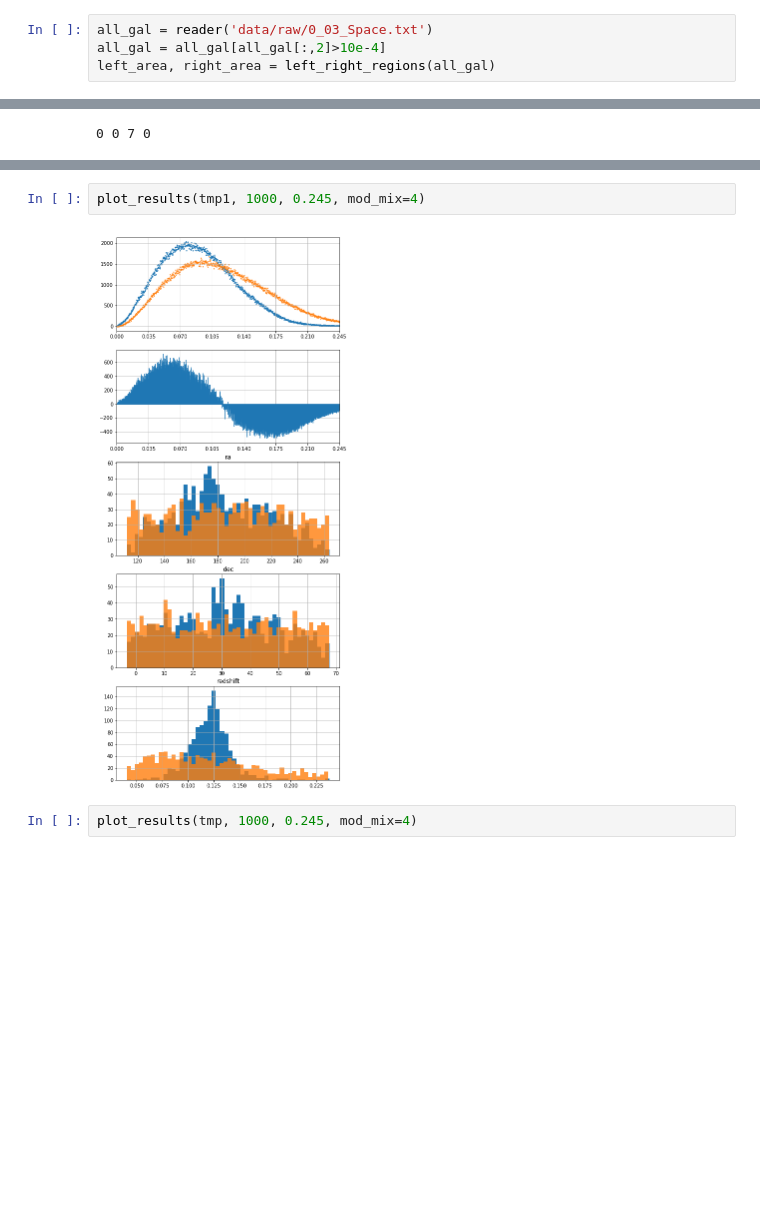
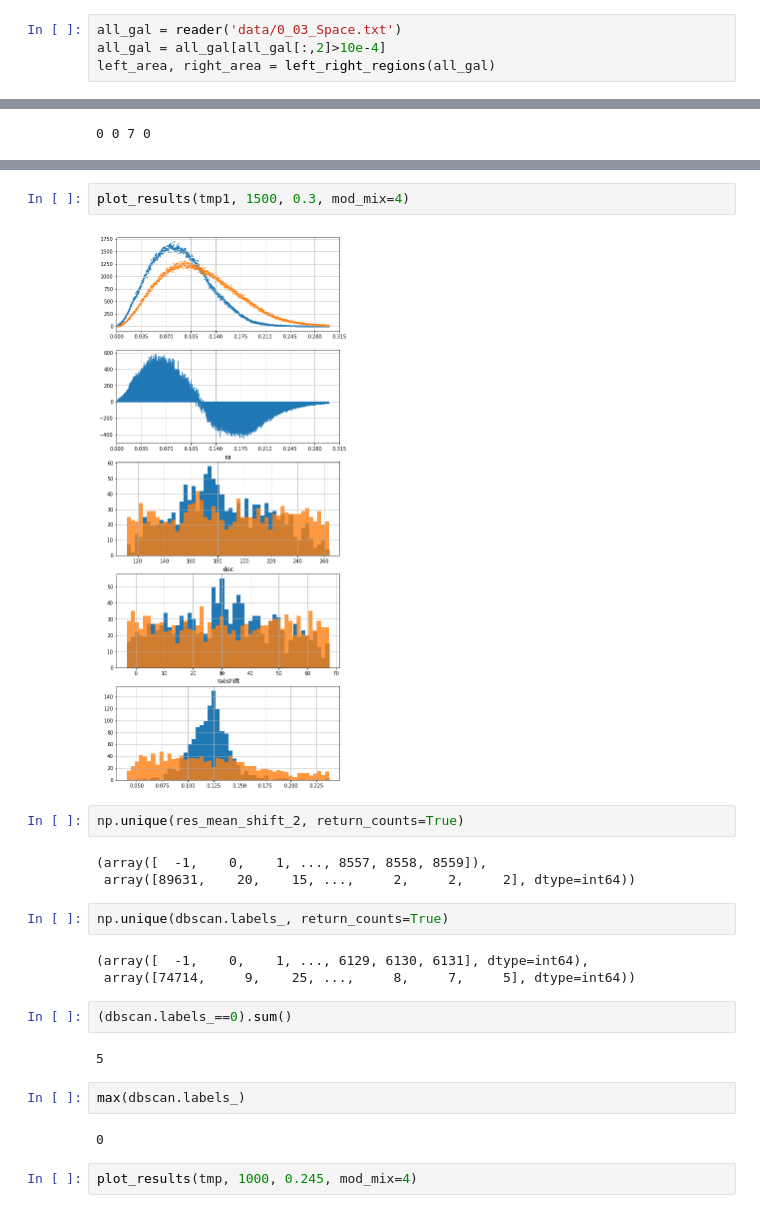
Before and after one commit to goshasty/diary_for_scientific_work, a Jupyter notebook: Analyze Abell.ipynb, the cells around one changed output, grey strips where cells are left out. Cells and saved outputs as stored; diff of their text form; blank space fills up the shorter version.

```diff
--- a/Analyze Abell.ipynb
+++ b/Analyze Abell.ipynb
@@ -332,5 +353,5 @@ left_abell, right_abell = left_right_regions(abell_clusters_ray)
 # %%
-all_gal = reader('data/raw/0_03_Space.txt')
+all_gal = reader('data/0_03_Space.txt')
 all_gal = all_gal[all_gal[:,2]>10e-4]
 left_area, right_area = left_right_regions(all_gal)
 # %%
@@ -451,7 +1079,25 @@ tmp1.shape
 # %%
-plot_results(tmp1, 1000, 0.245, mod_mix=4)
+plot_results(tmp1, 1500, 0.3, mod_mix=4)
 # %% [output]
-[figure, old version]
+[figure, new version]
+# %%
+np.unique(res_mean_shift_2, return_counts=True)
+# %% [output]
+(array([  -1,    0,    1, ..., 8557, 8558, 8559]),
+ array([89631,    20,    15, ...,     2,     2,     2], dtype=int64))
+# %%
+np.unique(dbscan.labels_, return_counts=True)
+# %% [output]
+(array([  -1,    0,    1, ..., 6129, 6130, 6131], dtype=int64),
+ array([74714,     9,    25, ...,     8,     7,     5], dtype=int64))
+# %%
+(dbscan.labels_==0).sum()
+# %% [output]
+5
+# %%
+max(dbscan.labels_)
+# %% [output]
+0
 # %%
 plot_results(tmp, 1000, 0.245, mod_mix=4)
 # %% [output]
```
Also changed, not shown: parts of 61 cells of this notebook, 13 other files.
